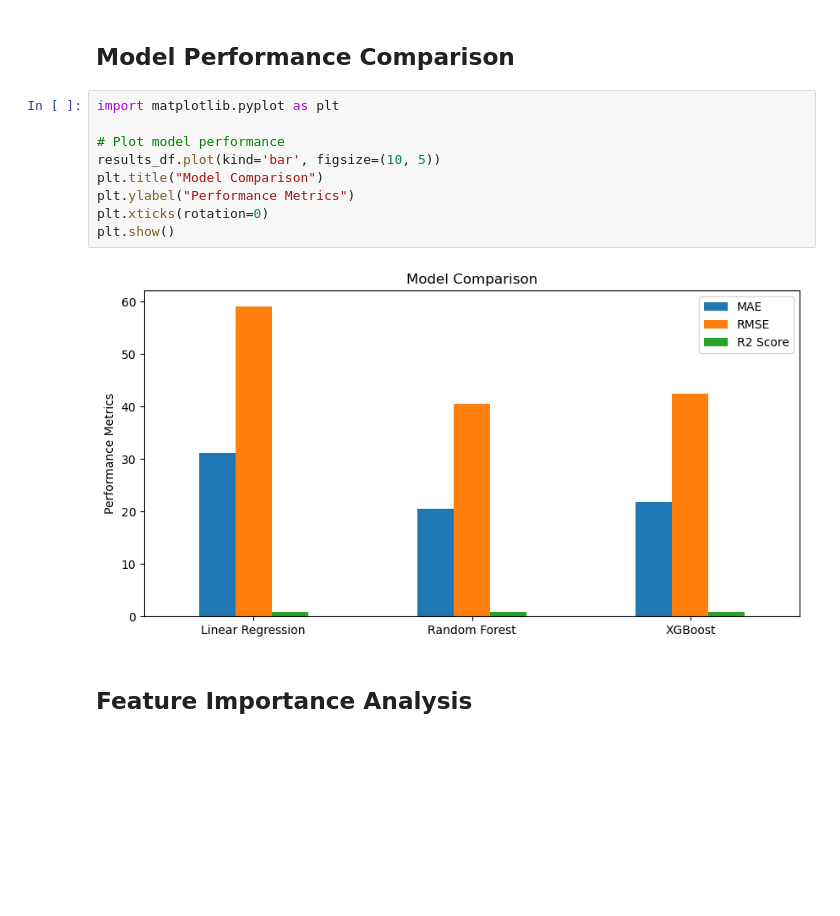
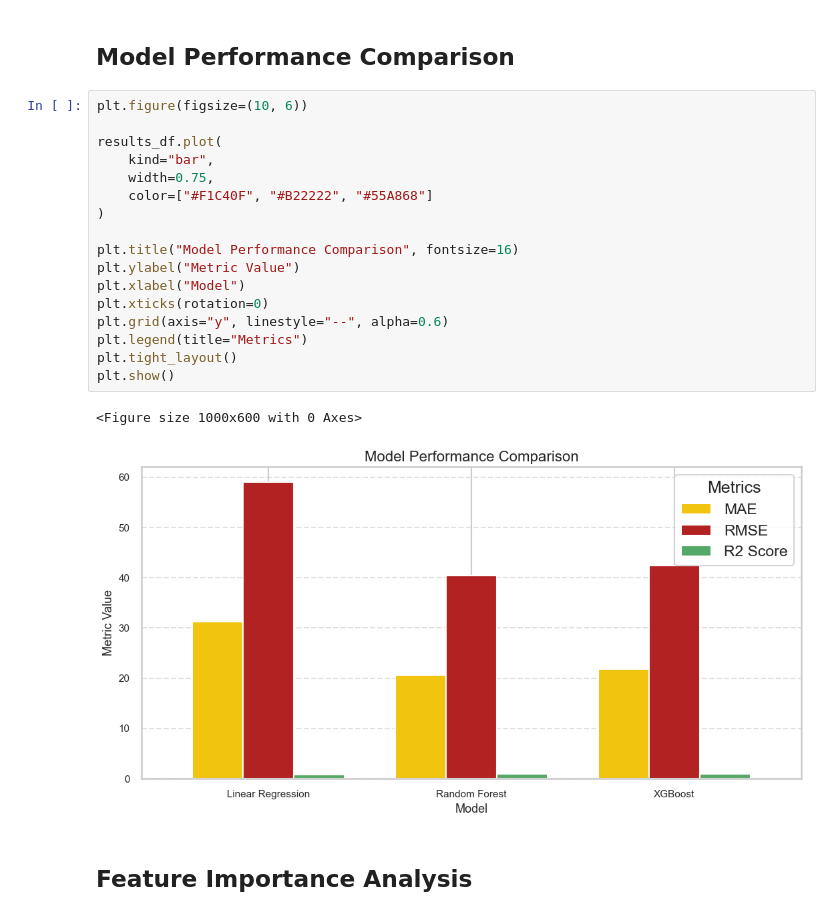
Before and after one commit to Shashvt/aqi-prediction-ml, a Jupyter notebook: Code.ipynb, the cells around one changed output. Saved outputs shown, nothing was run; the diff lists cells and outputs as text; blank space fills up the shorter version.

```diff
--- a/Code.ipynb
+++ b/Code.ipynb
@@ -180,16 +207,25 @@ Random Forest      20.591788  40.480720  0.910508
 XGBoost            21.835663  42.384466  0.901893
 # %% [markdown]
 ## Model Performance Comparison
-# %%
-import matplotlib.pyplot as plt
-
-# Plot model performance
-results_df.plot(kind='bar', figsize=(10, 5))
-plt.title("Model Comparison")
-plt.ylabel("Performance Metrics")
-plt.xticks(rotation=0)
-plt.show()
-# %% [output]
-[figure, removed]
+# %%
+plt.figure(figsize=(10, 6))
+
+results_df.plot(
+    kind="bar",
+    width=0.75,
+    color=["#F1C40F", "#B22222", "#55A868"]
+)
+
+plt.title("Model Performance Comparison", fontsize=16)
+plt.ylabel("Metric Value")
+plt.xlabel("Model")
+plt.xticks(rotation=0)
+plt.grid(axis="y", linestyle="--", alpha=0.6)
+plt.legend(title="Metrics")
+plt.tight_layout()
+plt.show()
+# %% [output]
+<Figure size 1000x600 with 0 Axes>
+[figure, added]
 # %% [markdown]
 ## Feature Importance Analysis
```
Also changed, not shown: parts of 6 cells of this notebook.
